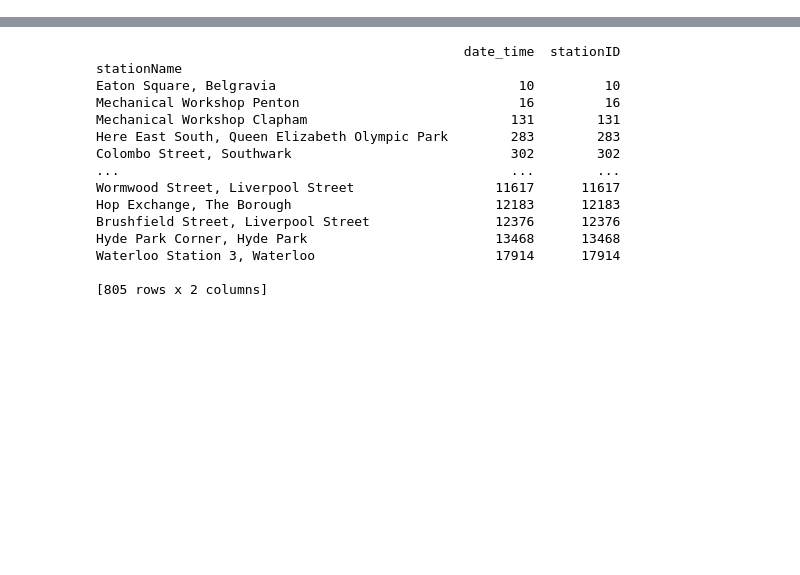
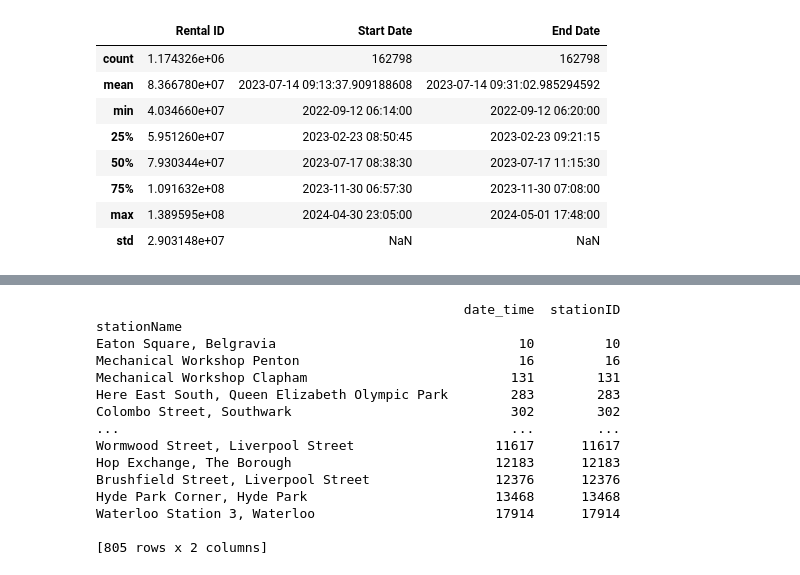
Before and after one commit to orenjhargreaves/TFL_bikes, a Jupyter notebook: Convert csv to pandas.ipynb, the cells around one changed output, grey strips where cells are left out. Cells and saved outputs as stored; diff of their text form; code cells hidden in the pictures; blank space fills up the shorter version.

```diff
--- a/Convert csv to pandas.ipynb
+++ b/Convert csv to pandas.ipynb
@@ -26,0 +160,12 @@ for csv in CSVs:
+# %%
+merged_df.describe()
+# %% [output]
+|  | Rental ID | Start Date | End Date |
+| count | 1.174326e+06 | 162798 | 162798 |
+| mean | 8.366780e+07 | 2023-07-14 09:13:37.909188608 | 2023-07-14 09:31:02.985294592 |
+| min | 4.034660e+07 | 2022-09-12 06:14:00 | 2022-09-12 06:20:00 |
+| 25% | 5.951260e+07 | 2023-02-23 08:50:45 | 2023-02-23 09:21:15 |
+| 50% | 7.930344e+07 | 2023-07-17 08:38:30 | 2023-07-17 11:15:30 |
+| 75% | 1.091632e+08 | 2023-11-30 06:57:30 | 2023-11-30 07:08:00 |
+| max | 1.389595e+08 | 2024-04-30 23:05:00 | 2024-05-01 17:48:00 |
+| std | 2.903148e+07 | NaN | NaN |
```
Also changed, not shown: parts of 15 cells of this notebook, 1 other file.
